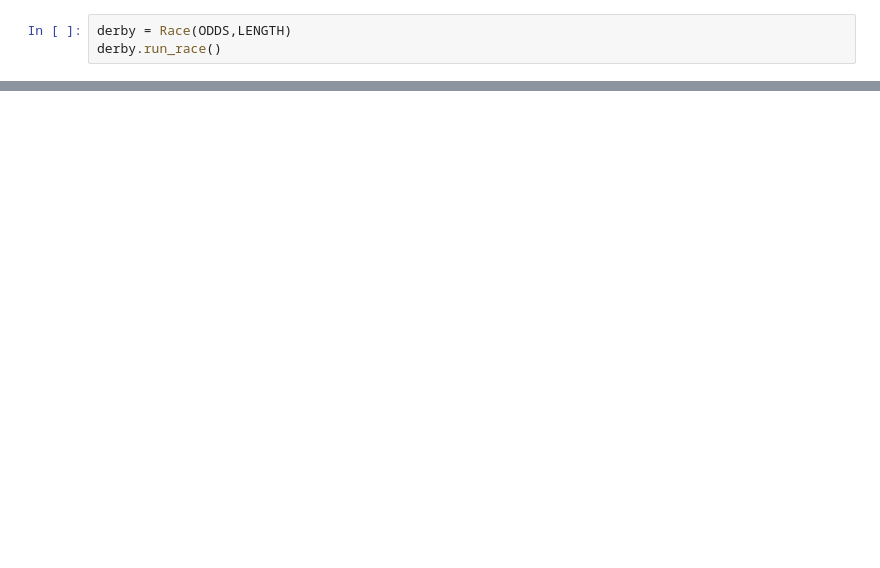
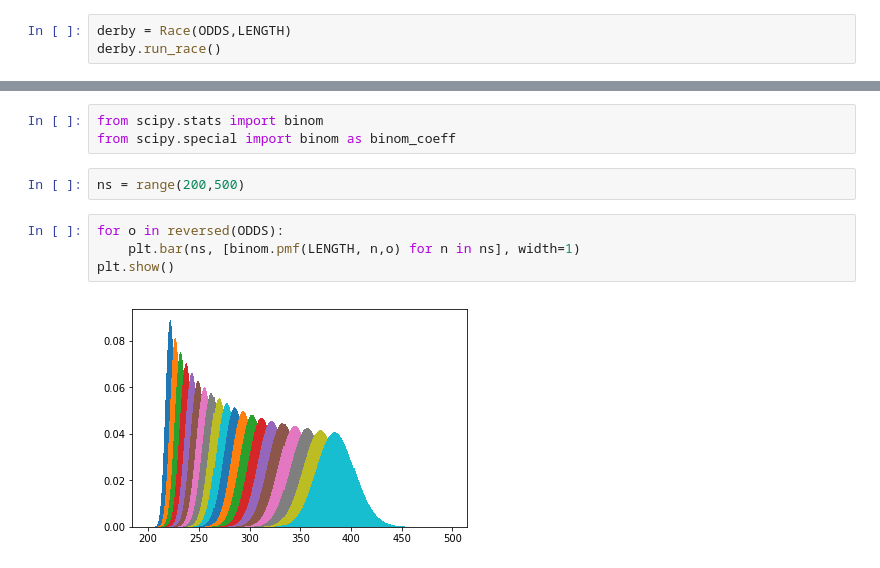
Before and after one commit to andrewzwicky/puzzles, a Jupyter notebook: FiveThirtyEightRiddler/2017-05-05/classic_derby.ipynb, the cells around one changed output, grey strips where cells are left out. Drawn from its saved outputs; the diff is of its cells as text; blank space fills up the shorter version.

```diff
--- a/FiveThirtyEightRiddler/2017-05-05/classic_derby.ipynb
+++ b/FiveThirtyEightRiddler/2017-05-05/classic_derby.ipynb
@@ -128,2 +198,13 @@ create_animation(derby)
 # %% [output]
 <matplotlib.animation.FuncAnimation at 0x...>
+# %%
+from scipy.stats import binom
+from scipy.special import binom as binom_coeff
+# %%
+ns = range(200,500)
+# %%
+for o in reversed(ODDS):
+    plt.bar(ns, [binom.pmf(LENGTH, n,o) for n in ns], width=1)
+plt.show()
+# %% [output]
+[figure, added]
```
Also changed, not shown: parts of 30 cells of this notebook.
